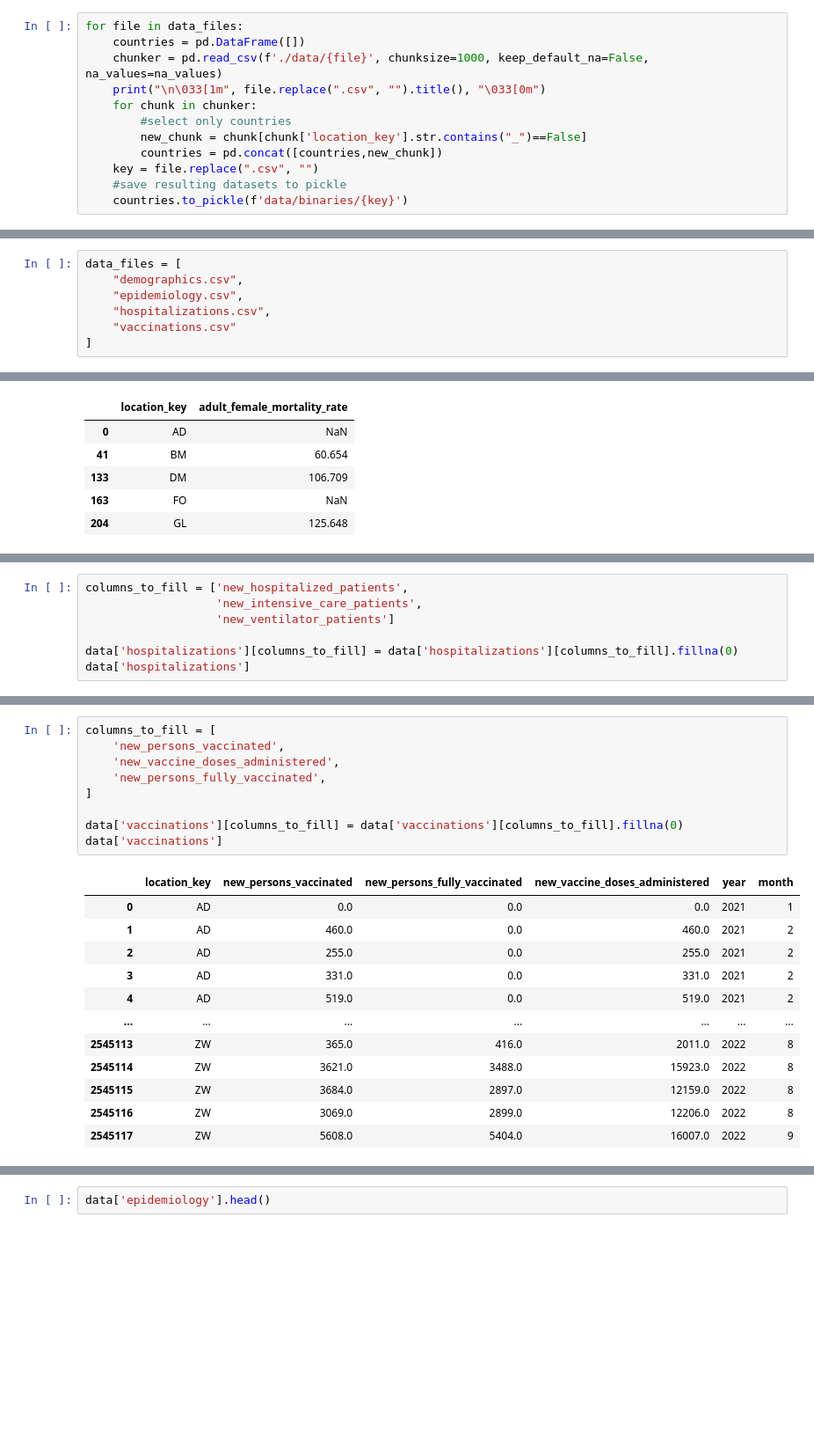
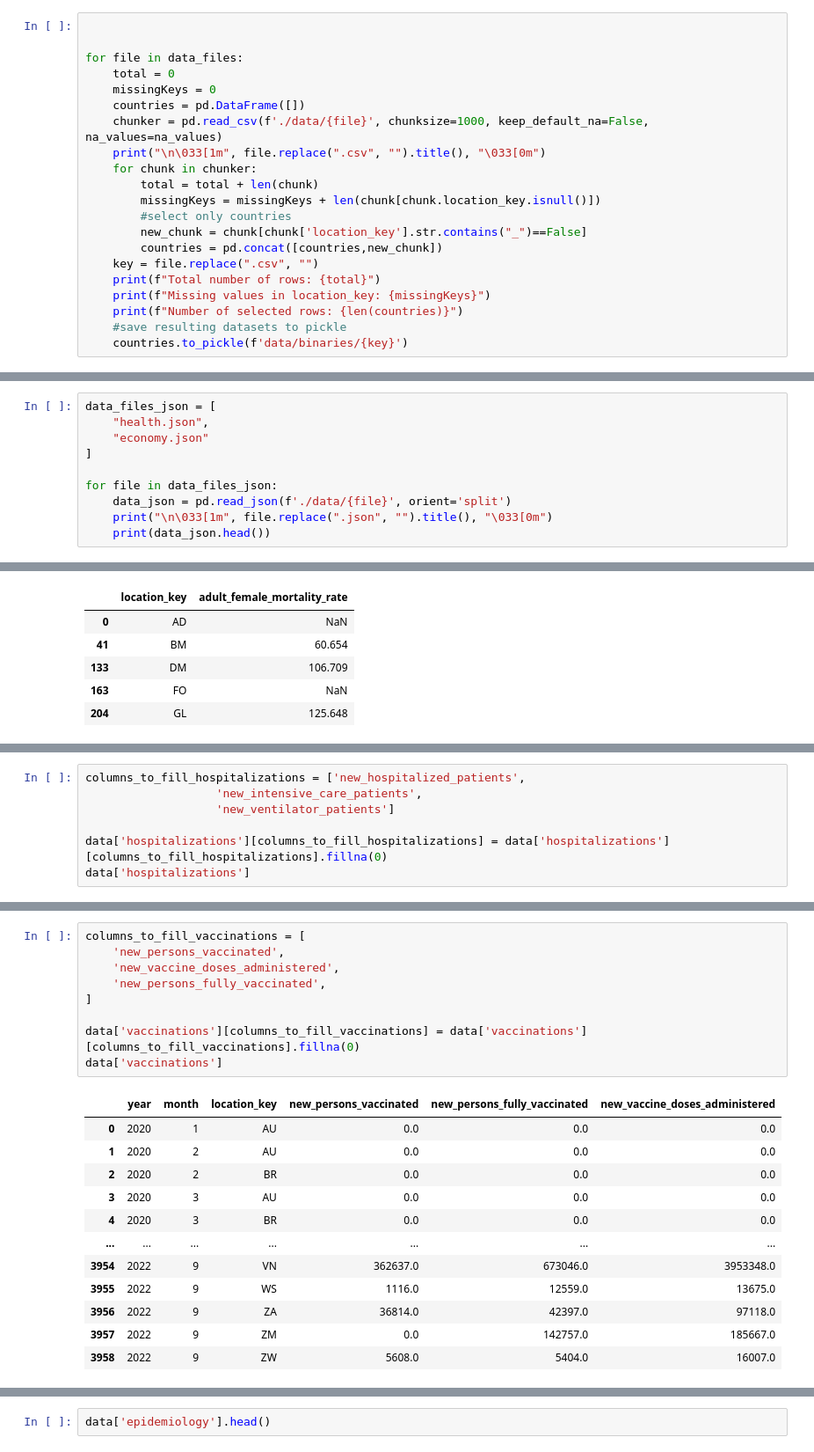
Before and after one commit to DenniseMc/cpsc_project, a Jupyter notebook: project_combine.ipynb, the cells around one changed output, grey strips where cells are left out. Shown at 88% size. Cells and saved outputs as stored; diff of their text form; blank space fills up the shorter version.

```diff
--- a/project_combine.ipynb
+++ b/project_combine.ipynb
@@ -110,15 +112,24 @@ for file in data_files:
 # %% [markdown]
 Only the **data per country** are necessary, therefore remove all rows for subregions, which are denoted by the locations with "_" under the **location_key** column. Also, save the resulting datasets to **pickle** for easier file handling and to avoid running the chunker again in case certain corrections are needed.
 # %%
+
+
 for file in data_files:
+    total = 0
+    missingKeys = 0
     countries = pd.DataFrame([])
     chunker = pd.read_csv(f'./data/{file}', chunksize=1000, keep_default_na=False, na_values=na_values)
     print("\n\033[1m", file.replace(".csv", "").title(), "\033[0m")
     for chunk in chunker:
+        total = total + len(chunk)
+        missingKeys = missingKeys + len(chunk[chunk.location_key.isnull()])
         #select only countries
         new_chunk = chunk[chunk['location_key'].str.contains("_")==False]
         countries = pd.concat([countries,new_chunk])
     key = file.replace(".csv", "")
+    print(f"Total number of rows: {total}")
+    print(f"Missing values in location_key: {missingKeys}")
+    print(f"Number of selected rows: {len(countries)}")
     #save resulting datasets to pickle
     countries.to_pickle(f'data/binaries/{key}')
 # %% [output]
@@ -134,2 +159,12 @@ for file in data_files:
 # %% [markdown]
 Two datasets are in **json** format: **health**, **economy**. Display the head of each dataset:
+# %%
+data_files_json = [
+    "health.json",
+    "economy.json"
+]
+
+for file in data_files_json:
+    data_json = pd.read_json(f'./data/{file}', orient='split')
+    print("\n\033[1m", file.replace(".json", "").title(), "\033[0m")
+    print(data_json.head())
@@ -157,7 +223,0 @@ Create a directory named "schools" in our project directory and download these t
-# %%
-data_files = [
-    "demographics.csv",
-    "epidemiology.csv",
-    "hospitalizations.csv",
-    "vaccinations.csv"
-]
@@ -379,8 +440,8 @@ data['health'].iloc[[0,21,49,61,68]][['location_key','adult_female_mortality_rat
 # %%
-columns_to_fill = ['new_hospitalized_patients',
+columns_to_fill_hospitalizations = ['new_hospitalized_patients',
                    'new_intensive_care_patients',
                    'new_ventilator_patients']
 
-data['hospitalizations'][columns_to_fill] = data['hospitalizations'][columns_to_fill].fillna(0)
+data['hospitalizations'][columns_to_fill_hospitalizations] = data['hospitalizations'][columns_to_fill_hospitalizations].fillna(0)
 data['hospitalizations']
 # %% [output]
@@ -402,22 +463,22 @@ data['hospitalizations']
 # %%
-columns_to_fill = [
+columns_to_fill_vaccinations = [
     'new_persons_vaccinated',
     'new_vaccine_doses_administered',
     'new_persons_fully_vaccinated',
 ]
 
-data['vaccinations'][columns_to_fill] = data['vaccinations'][columns_to_fill].fillna(0)
+data['vaccinations'][columns_to_fill_vaccinations] = data['vaccinations'][columns_to_fill_vaccinations].fillna(0)
 data['vaccinations']
 # %% [output]
-|  | location_key | new_persons_vaccinated | new_persons_fully_vaccinated | new_vaccine_doses_administered | year | month |
-| 0 | AD | 0.0 | 0.0 | 0.0 | 2021 | 1 |
-| 1 | AD | 460.0 | 0.0 | 460.0 | 2021 | 2 |
-| 2 | AD | 255.0 | 0.0 | 255.0 | 2021 | 2 |
-| 3 | AD | 331.0 | 0.0 | 331.0 | 2021 | 2 |
-| 4 | AD | 519.0 | 0.0 | 519.0 | 2021 | 2 |
+|  | year | month | location_key | new_persons_vaccinated | new_persons_fully_vaccinated | new_vaccine_doses_administered |
+| 0 | 2020 | 1 | AU | 0.0 | 0.0 | 0.0 |
+| 1 | 2020 | 2 | AU | 0.0 | 0.0 | 0.0 |
+| 2 | 2020 | 2 | BR | 0.0 | 0.0 | 0.0 |
+| 3 | 2020 | 3 | AU | 0.0 | 0.0 | 0.0 |
+| 4 | 2020 | 3 | BR | 0.0 | 0.0 | 0.0 |
 | ... | ... | ... | ... | ... | ... | ... |
-| 2545113 | ZW | 365.0 | 416.0 | 2011.0 | 2022 | 8 |
-| 2545114 | ZW | 3621.0 | 3488.0 | 15923.0 | 2022 | 8 |
-| 2545115 | ZW | 3684.0 | 2897.0 | 12159.0 | 2022 | 8 |
-| 2545116 | ZW | 3069.0 | 2899.0 | 12206.0 | 2022 | 8 |
-| 2545117 | ZW | 5608.0 | 5404.0 | 16007.0 | 2022 | 9 |
+| 3954 | 2022 | 9 | VN | 362637.0 | 673046.0 | 3953348.0 |
+| 3955 | 2022 | 9 | WS | 1116.0 | 12559.0 | 13675.0 |
+| 3956 | 2022 | 9 | ZA | 36814.0 | 42397.0 | 97118.0 |
+| 3957 | 2022 | 9 | ZM | 0.0 | 142757.0 | 185667.0 |
+| 3958 | 2022 | 9 | ZW | 5608.0 | 5404.0 | 16007.0 |
```
Also changed, not shown: parts of 39 cells of this notebook.
